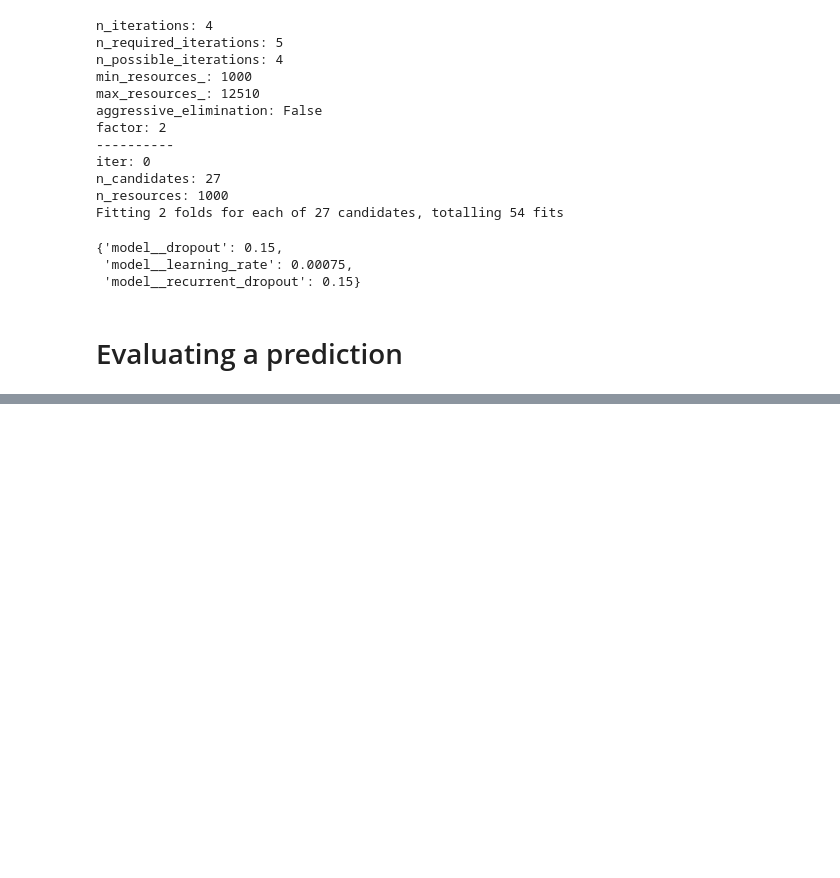
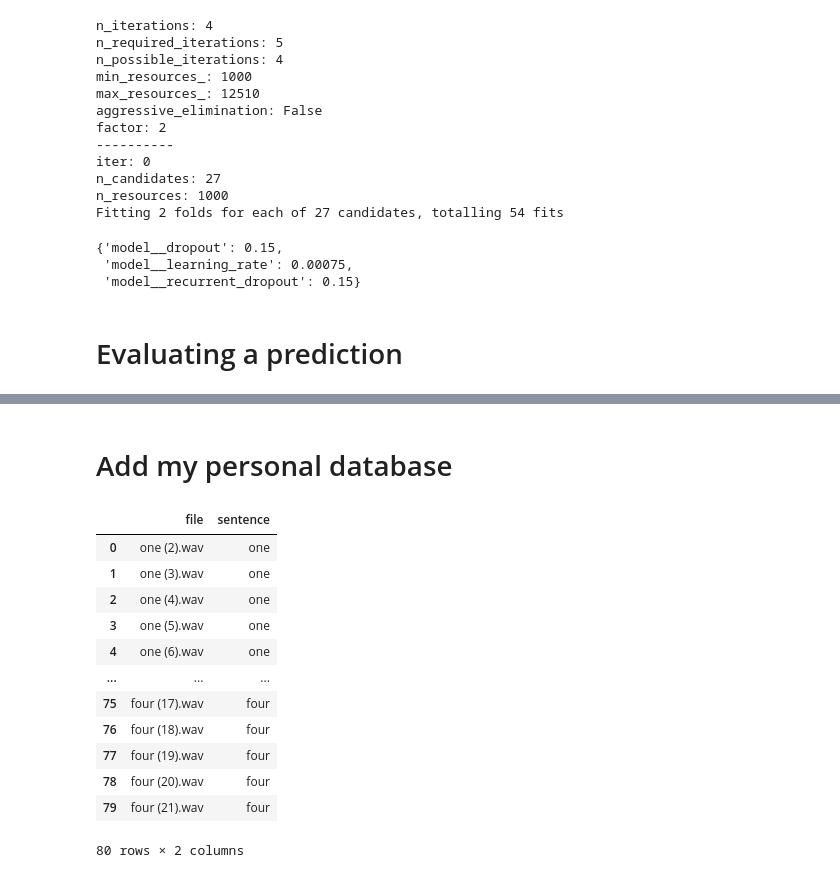
Before and after one commit to kevin-tournie/projectBigData, a Jupyter notebook: Models/src/lstm/LSTM_Train.ipynb, the cells around one changed output, grey strips where cells are left out. Drawn from its saved outputs; the diff is of its cells as text; code cells hidden in the pictures; blank space fills up the shorter version.

```diff
--- a/Models/src/lstm/LSTM_Train.ipynb
+++ b/Models/src/lstm/LSTM_Train.ipynb
@@ -321,0 +444,21 @@ four
+# %% [markdown]
+# Add my personal database
+# %%
+import pandas as pd
+
+df = pd.read_csv("./sounds/rahim/rahim.csv", sep=";")
+df
+# %% [output]
+|  | file | sentence |
+| 0 | one (2).wav | one |
+| 1 | one (3).wav | one |
+| 2 | one (4).wav | one |
+| 3 | one (5).wav | one |
+| 4 | one (6).wav | one |
+| ... | ... | ... |
+| 75 | four (17).wav | four |
+| 76 | four (18).wav | four |
+| 77 | four (19).wav | four |
+| 78 | four (20).wav | four |
+| 79 | four (21).wav | four |
+80 rows × 2 columns
```
Also changed, not shown: parts of 27 cells of this notebook, 3 other files.
